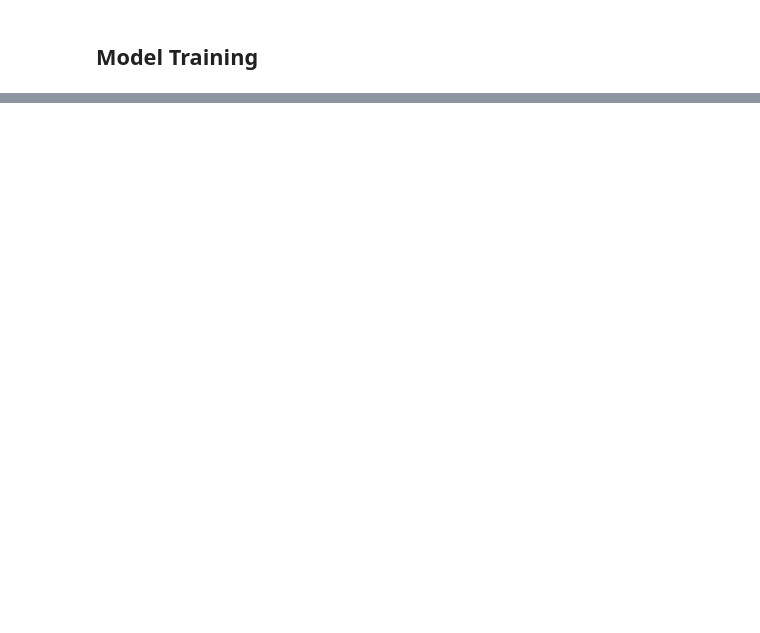
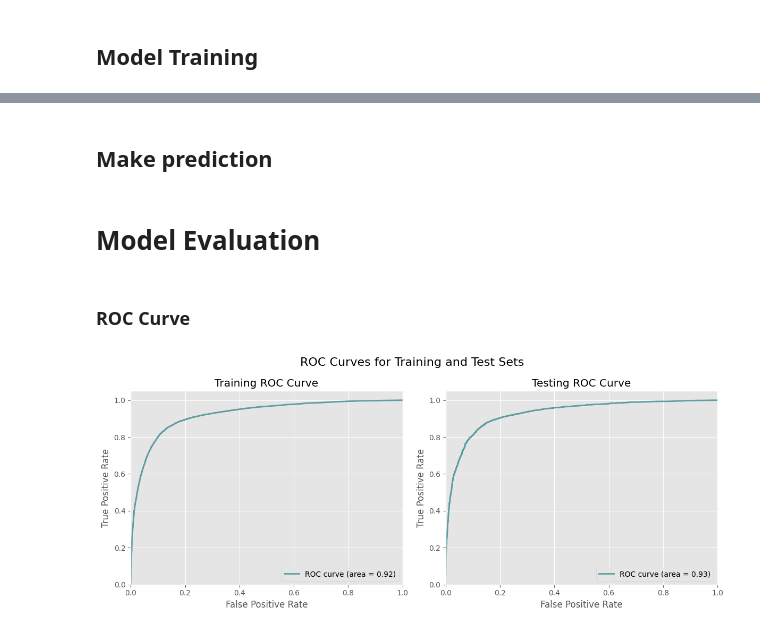
Before and after one commit to rnimisha/news-reliability-detector, a Jupyter notebook: notebooks/model_training/logistic_regression.ipynb, the cells around one changed output, grey strips where cells are left out. Saved outputs shown, nothing was run; the diff lists cells and outputs as text; code cells hidden in the pictures; blank space fills up the shorter version.

Commit message:
feat: evaluate logistic regression model

```diff
--- a/notebooks/model_training/logistic_regression.ipynb
+++ b/notebooks/model_training/logistic_regression.ipynb
@@ -6,8 +6,15 @@ os.chdir(project_root)
 # %%
 from pyspark.sql import SparkSession
 from pyspark.ml.classification import LogisticRegression
+import matplotlib.pyplot as plt
 
+from src.utils.precision_recall_chart import plot_precision_recall_curve
+from src.utils.roc_curve import plot_roc_curve
 from src.preprocessing.tokenization import tokenize_data
+from src.utils.confusion_matrix import plot_confusion_matrix, get_confusion_matrix
+from src.utils.evaluator import evaluate_model
+
+plt.style.use("ggplot")
 # %%
 spark = SparkSession.builder.appName("LogisticRegression").getOrCreate()
 # %% [output]
@@ -53,0 +64,20 @@ lr_model = lr.fit(train_transformed)
+# %% [markdown]
+## Make prediction
+# %%
+training_predictions = lr_model.transform(train_transformed)
+test_predictions = lr_model.transform(test_transformed)
+# %% [markdown]
+# Model Evaluation
+# %% [markdown]
+### ROC Curve
+# %%
+fig, axes = plt.subplots(1, 2, figsize=(12, 5))
+plt.suptitle("ROC Curves for Training and Test Sets", fontsize=16)
+
+plot_roc_curve(axes[0], training_predictions, target_column, "Training")
+plot_roc_curve(axes[1], test_predictions, target_column, "Testing")
+
+plt.tight_layout()
+plt.show()
+# %% [output]
+[figure, added]
```
Also changed, not shown: parts of 9 cells of this notebook.
